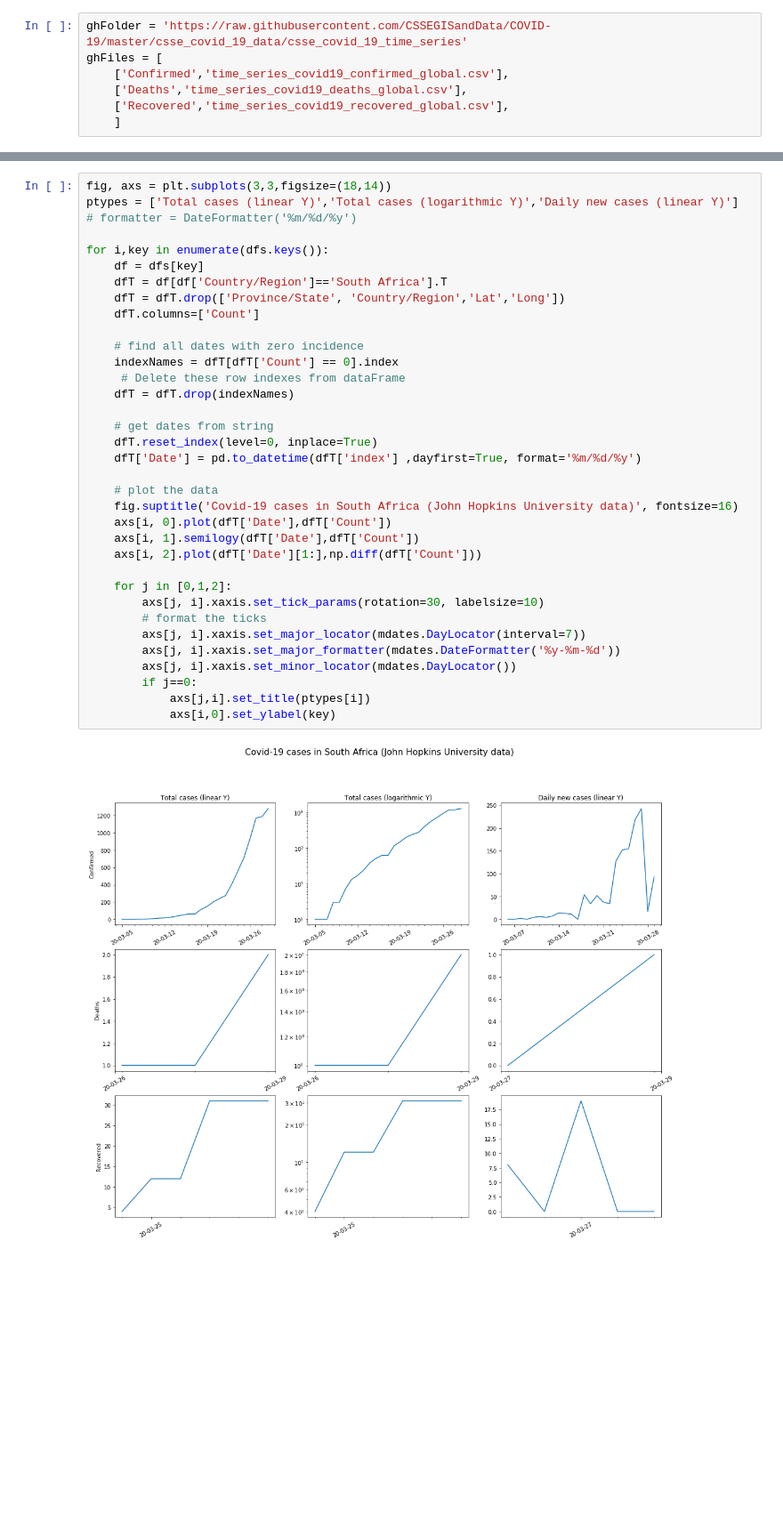
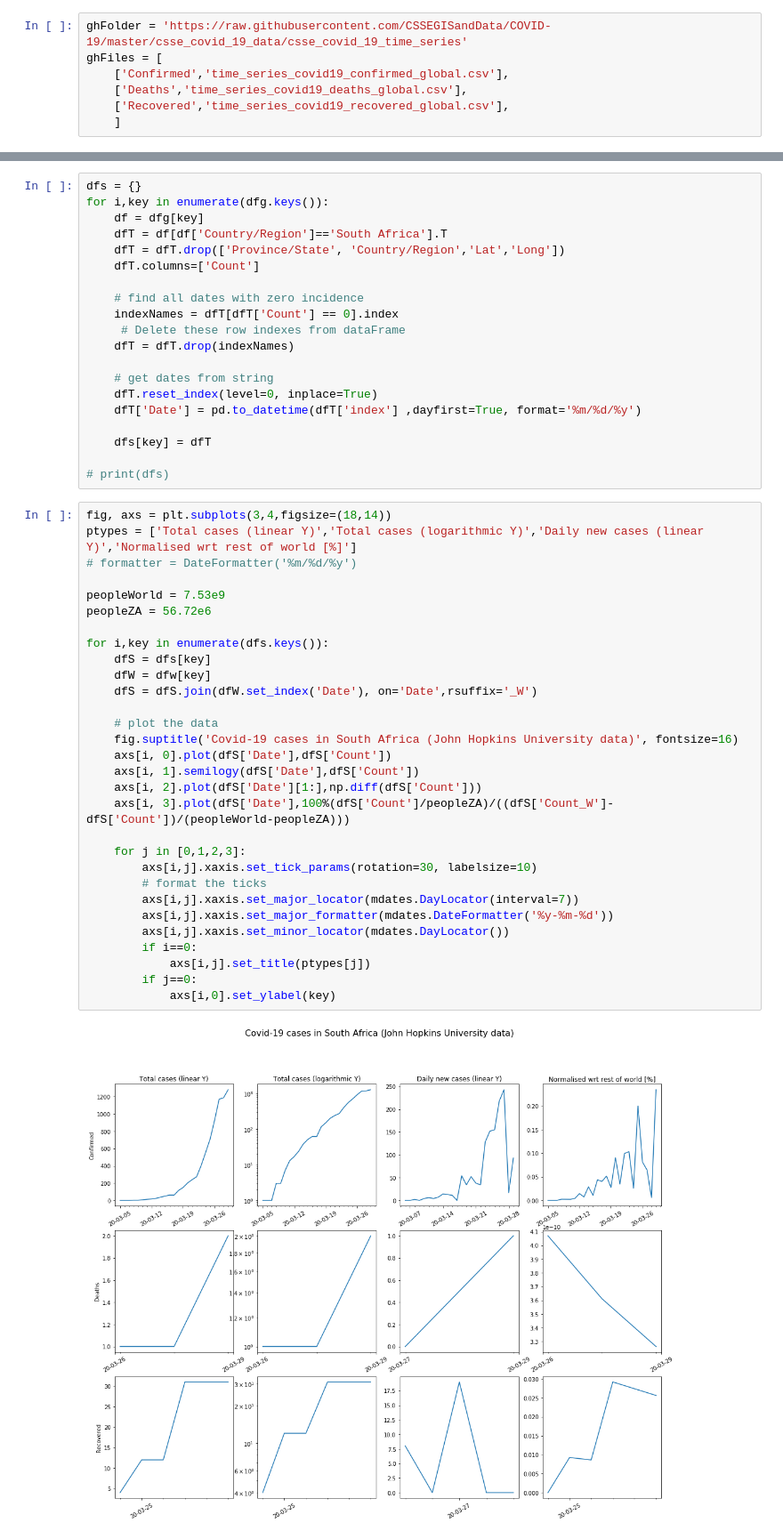
Before and after one commit to NelisW/miscellania, a Jupyter notebook: TrackCovidinZa.ipynb, the cells around one changed output, grey strips where cells are left out. Shown at 89% size. Cells and saved outputs as stored; diff of their text form; blank space fills up the shorter version.

```diff
--- a/TrackCovidinZa.ipynb
+++ b/TrackCovidinZa.ipynb
@@ -32,37 +77,52 @@ for lst  in ghFiles:
+# %%
+dfs = {}
+for i,key in enumerate(dfg.keys()):
+    df = dfg[key]
+    dfT = df[df['Country/Region']=='South Africa'].T
+    dfT = dfT.drop(['Province/State', 'Country/Region','Lat','Long'])
+    dfT.columns=['Count']
+
+    # find all dates with zero incidence
+    indexNames = dfT[dfT['Count'] == 0].index
+     # Delete these row indexes from dataFrame
+    dfT = dfT.drop(indexNames)
+
+    # get dates from string
+    dfT.reset_index(level=0, inplace=True)
+    dfT['Date'] = pd.to_datetime(dfT['index'] ,dayfirst=True, format='%m/%d/%y')
+
+    dfs[key] = dfT
+
+# print(dfs)
 # %%
-fig, axs = plt.subplots(3,3,figsize=(18,14))
-ptypes = ['Total cases (linear Y)','Total cases (logarithmic Y)','Daily new cases (linear Y)']
+fig, axs = plt.subplots(3,4,figsize=(18,14))
+ptypes = ['Total cases (linear Y)','Total cases (logarithmic Y)','Daily new cases (linear Y)','Normalised wrt rest of world [%]']
 # formatter = DateFormatter('%m/%d/%y')
 
+peopleWorld = 7.53e9
+peopleZA = 56.72e6
+
 for i,key in enumerate(dfs.keys()):
-    df = dfs[key]
-    dfT = df[df['Country/Region']=='South Africa'].T
-    dfT = dfT.drop(['Province/State', 'Country/Region','Lat','Long'])
-    dfT.columns=['Count']
-
-    # find all dates with zero incidence
-    indexNames = dfT[dfT['Count'] == 0].index
-     # Delete these row indexes from dataFrame
-    dfT = dfT.drop(indexNames)
-
-    # get dates from string
-    dfT.reset_index(level=0, inplace=True)
-    dfT['Date'] = pd.to_datetime(dfT['index'] ,dayfirst=True, format='%m/%d/%y')
+    dfS = dfs[key]
+    dfW = dfw[key]
+    dfS = dfS.join(dfW.set_index('Date'), on='Date',rsuffix='_W')
 
     # plot the data
     fig.suptitle('Covid-19 cases in South Africa (John Hopkins University data)', fontsize=16)
-    axs[i, 0].plot(dfT['Date'],dfT['Count'])
-    axs[i, 1].semilogy(dfT['Date'],dfT['Count'])
-    axs[i, 2].plot(dfT['Date'][1:],np.diff(dfT['Count']))
+    axs[i, 0].plot(dfS['Date'],dfS['Count'])
+    axs[i, 1].semilogy(dfS['Date'],dfS['Count'])
+    axs[i, 2].plot(dfS['Date'][1:],np.diff(dfS['Count']))
+    axs[i, 3].plot(dfS['Date'],100%(dfS['Count']/peopleZA)/((dfS['Count_W']-dfS['Count'])/(peopleWorld-peopleZA)))
 
-    for j in [0,1,2]:
-        axs[j, i].xaxis.set_tick_params(rotation=30, labelsize=10)
+    for j in [0,1,2,3]:
+        axs[i,j].xaxis.set_tick_params(rotation=30, labelsize=10)
         # format the ticks
-        axs[j, i].xaxis.set_major_locator(mdates.DayLocator(interval=7))
-        axs[j, i].xaxis.set_major_formatter(mdates.DateFormatter('%y-%m-%d'))
-        axs[j, i].xaxis.set_minor_locator(mdates.DayLocator())
+        axs[i,j].xaxis.set_major_locator(mdates.DayLocator(interval=7))
+        axs[i,j].xaxis.set_major_formatter(mdates.DateFormatter('%y-%m-%d'))
+        axs[i,j].xaxis.set_minor_locator(mdates.DayLocator())
+        if i==0:
+            axs[i,j].set_title(ptypes[j])
         if j==0:
-            axs[j,i].set_title(ptypes[i])
             axs[i,0].set_ylabel(key)
 # %% [output]
-[figure, old version]
+[figure, new version]
```
Also changed, not shown: parts of 9 cells of this notebook.
